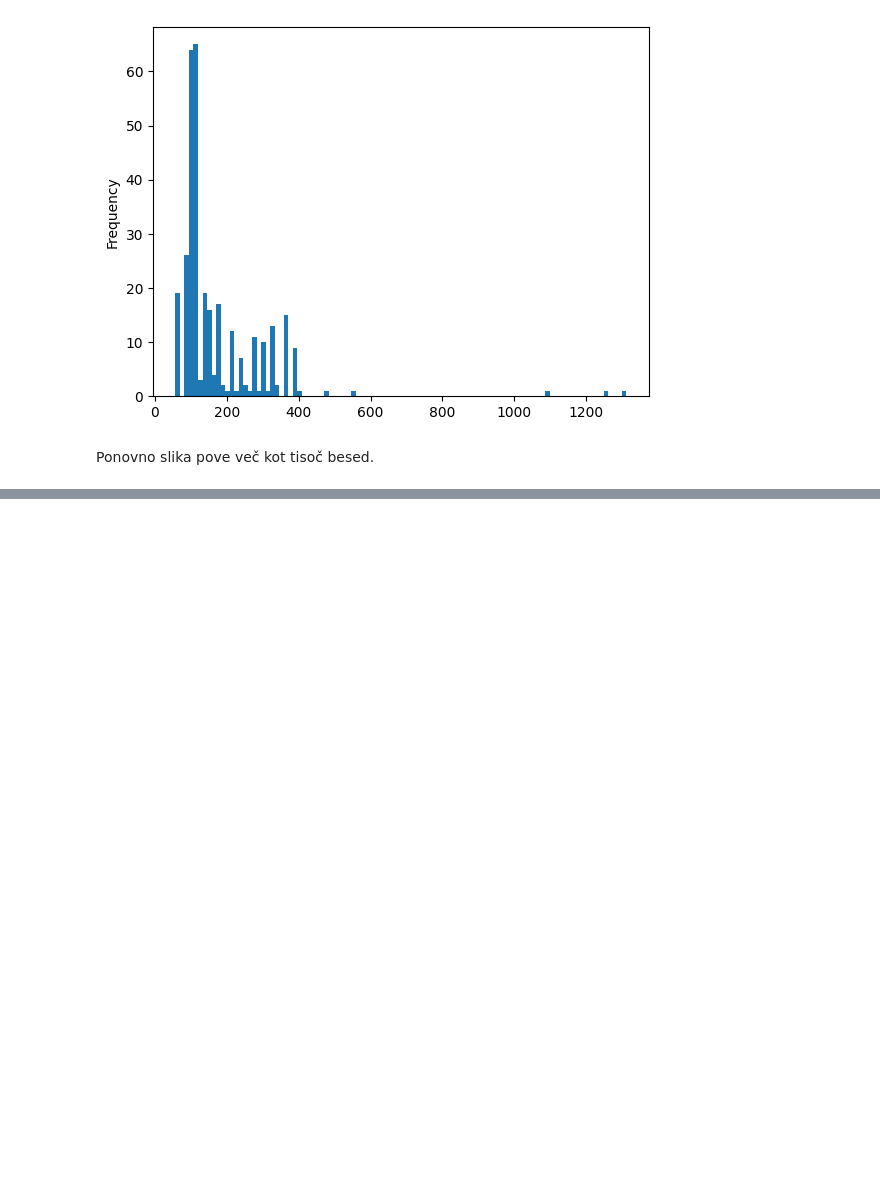
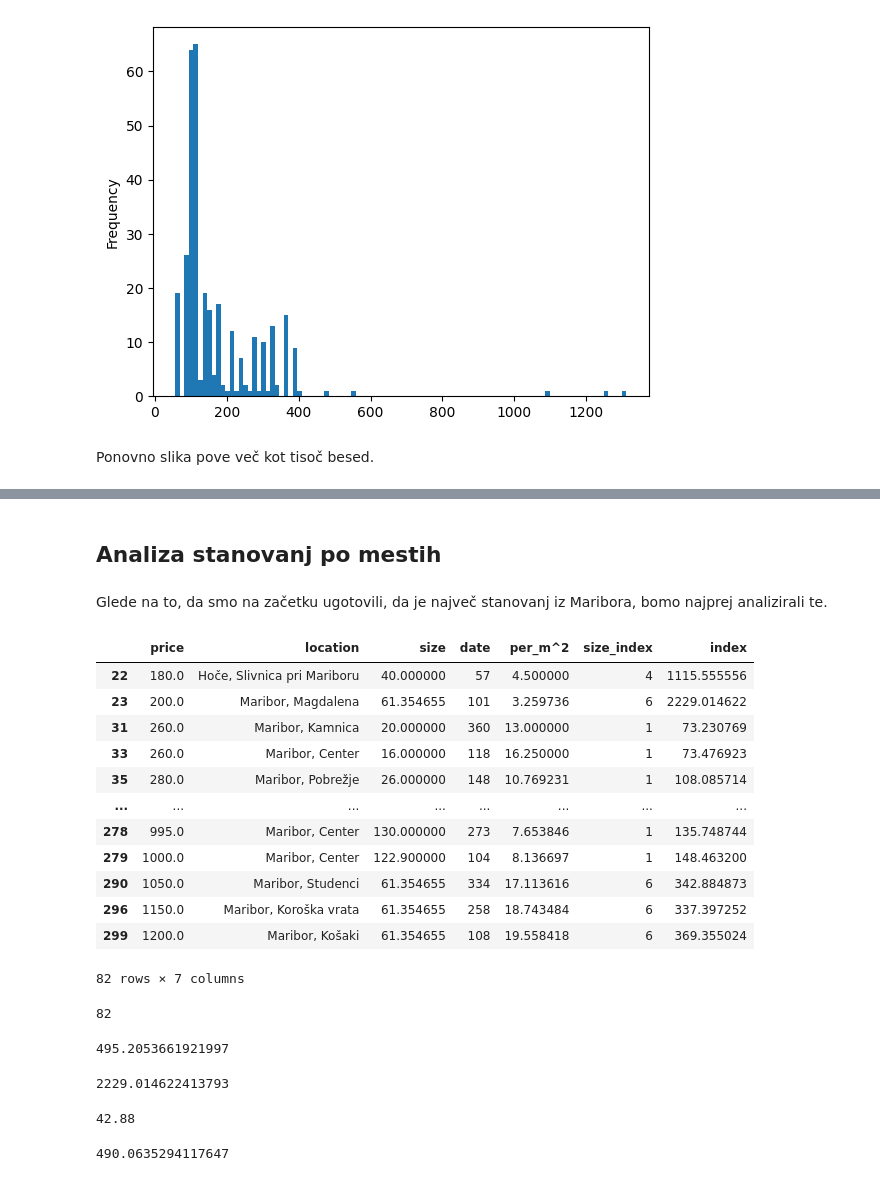
Before and after one commit to MartinZust123/Projektna-naloga---analiza-podatkov, a Jupyter notebook: analiza_podatkov.ipynb, the cells around one changed output, grey strips where cells are left out. Saved outputs shown, nothing was run; the diff lists cells and outputs as text; code cells hidden in the pictures; blank space fills up the shorter version.

Commit message:
Začel sem analizirati stanovanja po mestih

```diff
--- a/analiza_podatkov.ipynb
+++ b/analiza_podatkov.ipynb
@@ -436,0 +451,46 @@ Ponovno slika pove več kot tisoč besed.
+# %% [markdown]
+## Analiza stanovanj po mestih
+# %% [markdown]
+Glede na to, da smo na začetku ugotovili, da je največ stanovanj iz Maribora, bomo najprej analizirali te.
+# %%
+mr = st.loc[st["location"].str.contains("Maribor")]
+mr
+# %% [output]
+|  | price | location | size | date | per_m^2 | size_index | index |
+| 22 | 180.0 | Hoče, Slivnica pri Mariboru | 40.000000 | 57 | 4.500000 | 4 | 1115.555556 |
+| 23 | 200.0 | Maribor, Magdalena | 61.354655 | 101 | 3.259736 | 6 | 2229.014622 |
+| 31 | 260.0 | Maribor, Kamnica | 20.000000 | 360 | 13.000000 | 1 | 73.230769 |
+| 33 | 260.0 | Maribor, Center | 16.000000 | 118 | 16.250000 | 1 | 73.476923 |
+| 35 | 280.0 | Maribor, Pobrežje | 26.000000 | 148 | 10.769231 | 1 | 108.085714 |
+| ... | ... | ... | ... | ... | ... | ... | ... |
+| 278 | 995.0 | Maribor, Center | 130.000000 | 273 | 7.653846 | 1 | 135.748744 |
+| 279 | 1000.0 | Maribor, Center | 122.900000 | 104 | 8.136697 | 1 | 148.463200 |
+| 290 | 1050.0 | Maribor, Studenci | 61.354655 | 334 | 17.113616 | 6 | 342.884873 |
+| 296 | 1150.0 | Maribor, Koroška vrata | 61.354655 | 258 | 18.743484 | 6 | 337.397252 |
+| 299 | 1200.0 | Maribor, Košaki | 61.354655 | 108 | 19.558418 | 6 | 369.355024 |
+82 rows × 7 columns
+# %%
+mr_len = len(mr)
+mr_len
+# %% [output]
+82
+# %%
+mr_av = mr['index'].mean()
+mr_av
+# %% [output]
+495.2053661921997
+# %%
+mr_max = mr['index'].max()
+mr_max
+# %% [output]
+2229.014622413793
+# %%
+mr_min = mr['index'].min()
+mr_min
+# %% [output]
+42.88
+# %%
+mr_median = mr['index'].median()
+mr_median
+# %% [output]
+490.0635294117647
```
Also changed, not shown: parts of 7 cells of this notebook.
